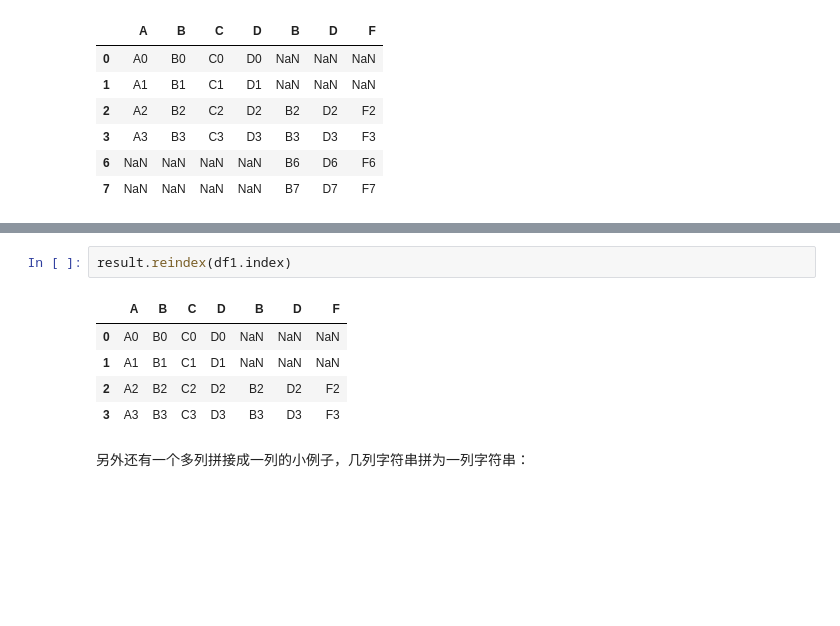
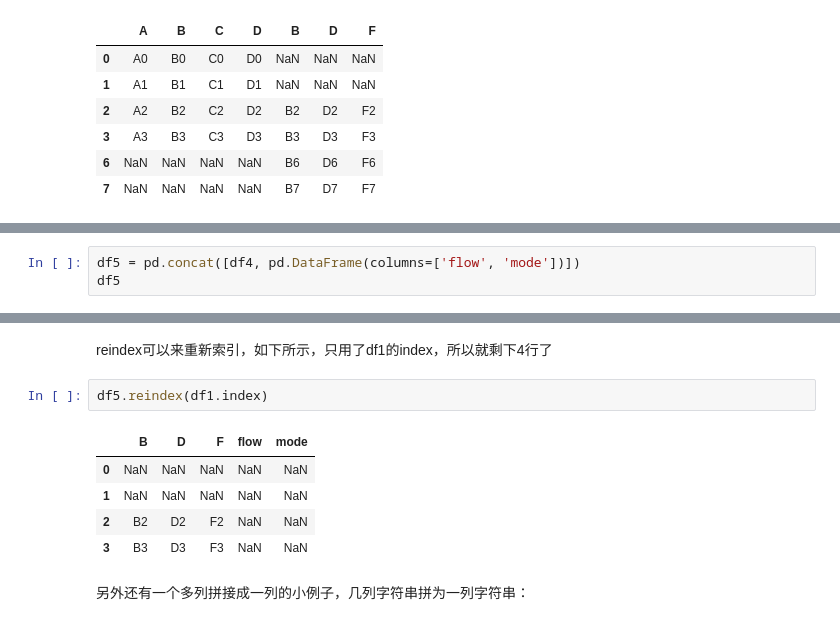
Before and after one commit to iHeadWater/hydrus, a Jupyter notebook: 2-pandas-examples/basic-pandas.ipynb, the cells around one changed output, grey strips where cells are left out. Cells and saved outputs as stored; diff of their text form; blank space fills up the shorter version.

```diff
--- a/2-pandas-examples/basic-pandas.ipynb
+++ b/2-pandas-examples/basic-pandas.ipynb
@@ -253,0 +256,3 @@ result
+# %%
+df5 = pd.concat([df4, pd.DataFrame(columns=['flow', 'mode'])])
+df5
@@ -254,11 +265,13 @@ result
+# %% [markdown]
+reindex可以来重新索引，如下所示，只用了df1的index，所以就剩下4行了
 # %%
-result.reindex(df1.index)
+df5.reindex(df1.index)
 # %% [output]
-|  | A | B | C | D | B | D | F |
-| 0 | A0 | B0 | C0 | D0 | NaN | NaN | NaN |
-| 1 | A1 | B1 | C1 | D1 | NaN | NaN | NaN |
-| 2 | A2 | B2 | C2 | D2 | B2 | D2 | F2 |
-| 3 | A3 | B3 | C3 | D3 | B3 | D3 | F3 |
+|  | B | D | F | flow | mode |
+| 0 | NaN | NaN | NaN | NaN | NaN |
+| 1 | NaN | NaN | NaN | NaN | NaN |
+| 2 | B2 | D2 | F2 | NaN | NaN |
+| 3 | B3 | D3 | F3 | NaN | NaN |
 # %% [markdown]
 另外还有一个多列拼接成一列的小例子，几列字符串拼为一列字符串：
 # %%
```
Also changed, not shown: parts of 10 cells of this notebook, 5 other files.
